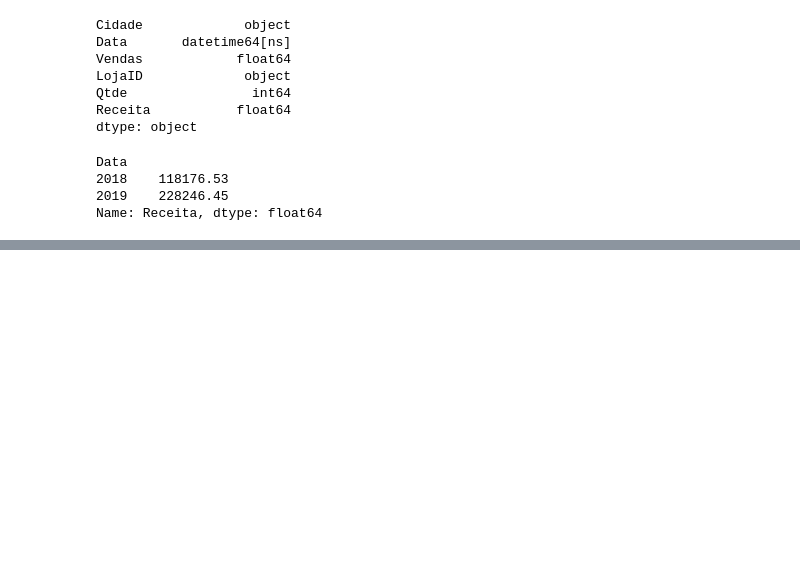
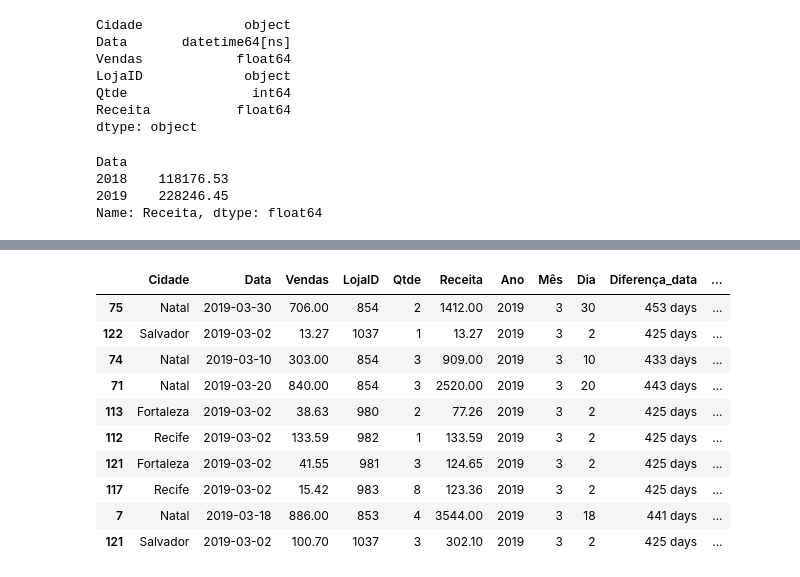
Before and after one commit to shl0mo/AnaliseDados_DIO-Pandas, a Jupyter notebook: AnaliseDados_DIO_Pandas.ipynb, the cells around one changed output, grey strips where cells are left out. Cells and saved outputs as stored; diff of their text form; code cells hidden in the pictures; blank space fills up the shorter version.

```diff
--- a/AnaliseDados_DIO_Pandas.ipynb
+++ b/AnaliseDados_DIO_Pandas.ipynb
@@ -348,0 +398,16 @@ df
+# %%
+#Filtrar as vendas de 2019 do mês de março
+vendas_marco_2019 = df.loc[(df.Data.dt.year == 2019) & (df.Data.dt.month == 3)]
+vendas_marco_2019.sample(10)
+# %% [output]
+|  | Cidade | Data | Vendas | LojaID | Qtde | Receita | Ano | Mês | Dia | Diferença_data | ... |
+| 75 | Natal | 2019-03-30 | 706.00 | 854 | 2 | 1412.00 | 2019 | 3 | 30 | 453 days | ... |
+| 122 | Salvador | 2019-03-02 | 13.27 | 1037 | 1 | 13.27 | 2019 | 3 | 2 | 425 days | ... |
+| 74 | Natal | 2019-03-10 | 303.00 | 854 | 3 | 909.00 | 2019 | 3 | 10 | 433 days | ... |
+| 71 | Natal | 2019-03-20 | 840.00 | 854 | 3 | 2520.00 | 2019 | 3 | 20 | 443 days | ... |
+| 113 | Fortaleza | 2019-03-02 | 38.63 | 980 | 2 | 77.26 | 2019 | 3 | 2 | 425 days | ... |
+| 112 | Recife | 2019-03-02 | 133.59 | 982 | 1 | 133.59 | 2019 | 3 | 2 | 425 days | ... |
+| 121 | Fortaleza | 2019-03-02 | 41.55 | 981 | 3 | 124.65 | 2019 | 3 | 2 | 425 days | ... |
+| 117 | Recife | 2019-03-02 | 15.42 | 983 | 8 | 123.36 | 2019 | 3 | 2 | 425 days | ... |
+| 7 | Natal | 2019-03-18 | 886.00 | 853 | 4 | 3544.00 | 2019 | 3 | 18 | 441 days | ... |
+| 121 | Salvador | 2019-03-02 | 100.70 | 1037 | 3 | 302.10 | 2019 | 3 | 2 | 425 days | ... |
```
Also changed, not shown: parts of 7 cells of this notebook.
